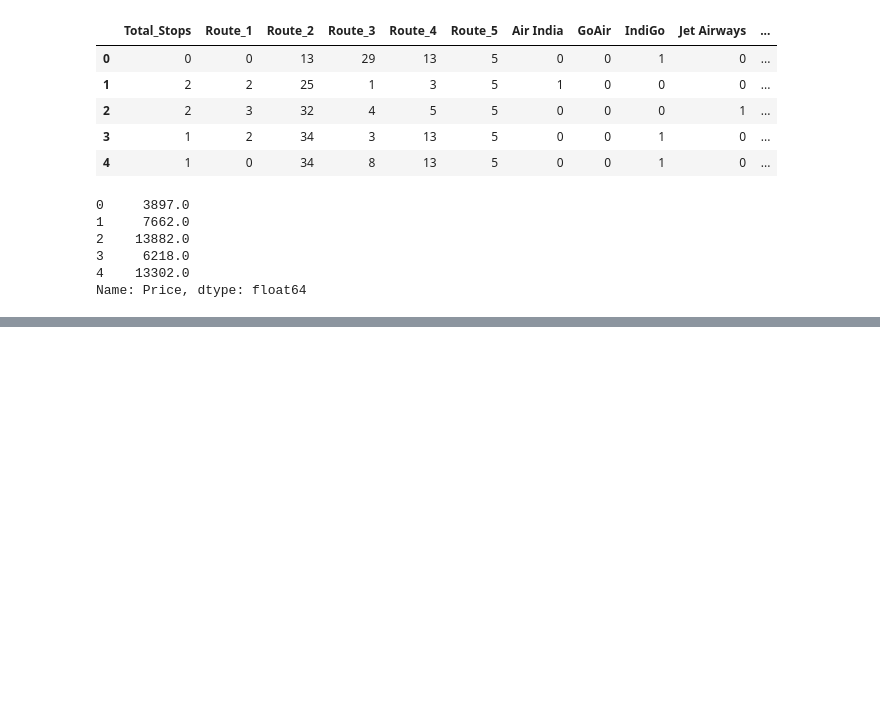
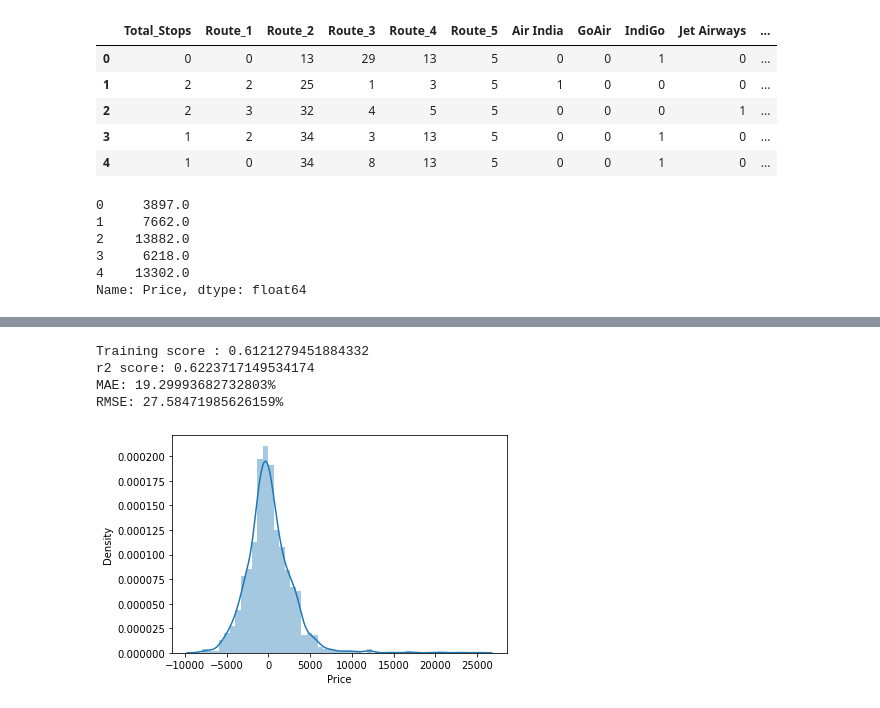
Before and after one commit to cybersaksham/Flight-Fare-Predict, a Jupyter notebook: main.ipynb, the cells around one changed output, grey strips where cells are left out. Cells and saved outputs as stored; diff of their text form; code cells hidden in the pictures; blank space fills up the shorter version.

Commit message:
linear regression applied

```diff
--- a/main.ipynb
+++ b/main.ipynb
@@ -501,0 +502,10 @@ RMSE: 18.726947959789896%
+# %%
+# Using Linear Regression Algorithm
+from sklearn.linear_model import LinearRegression
+predict(LinearRegression())
+# %% [output]
+Training score : 0.6121279451884332
+r2 score: 0.6223717149534174
+MAE: 19.29993682732803%
+RMSE: 27.58471985626159%
+[figure, added]
```
Also changed, not shown: parts of 4 cells of this notebook.
